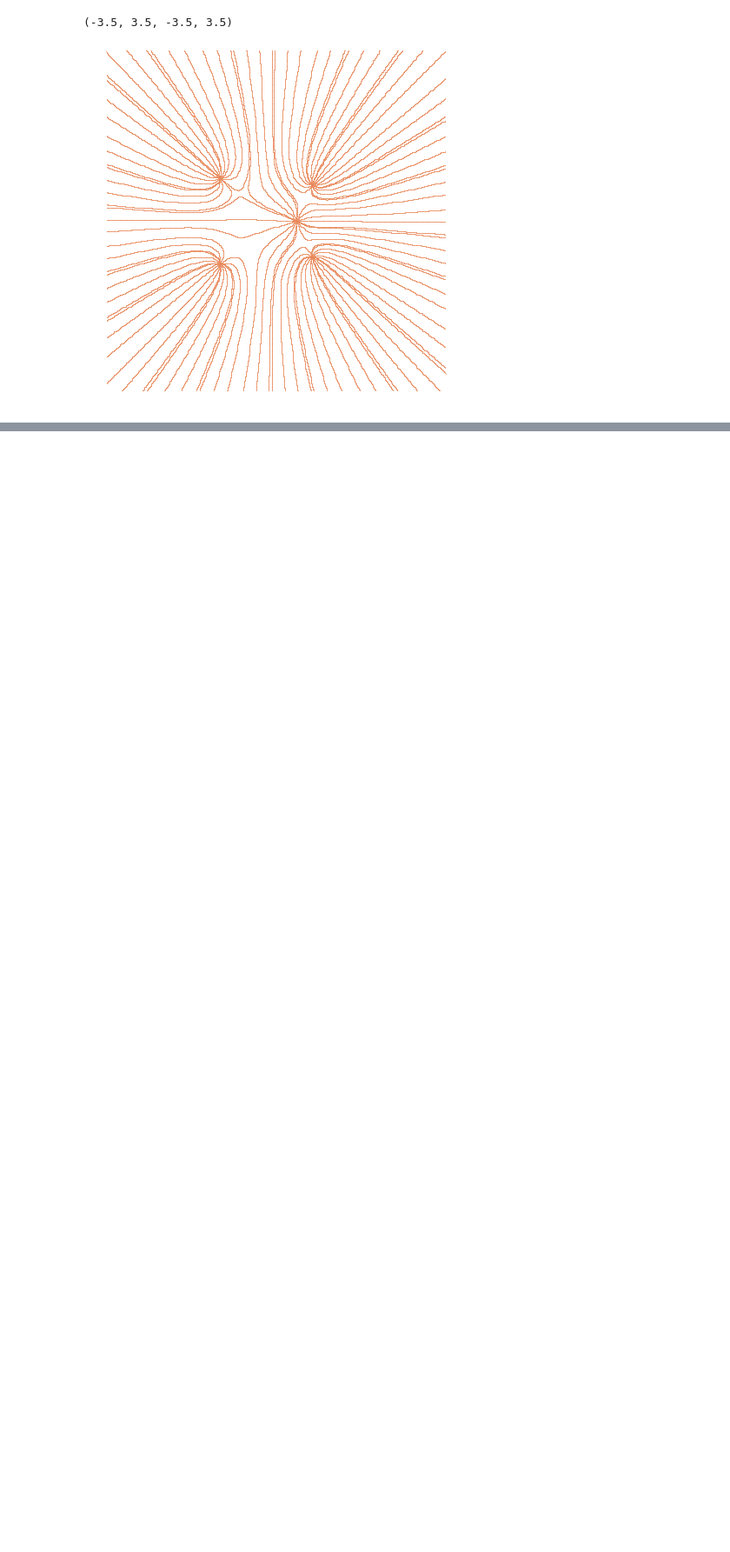
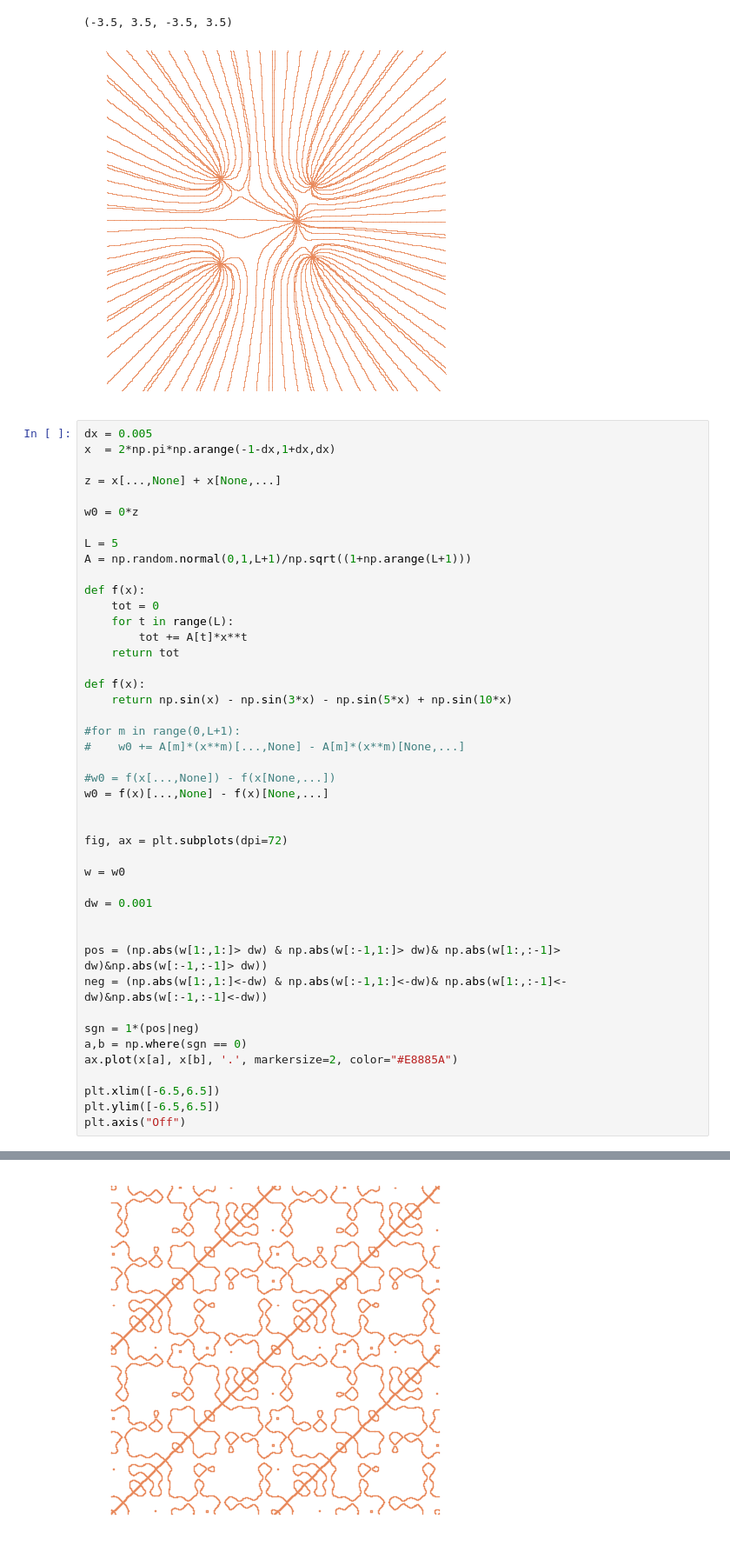
Before and after one commit to mango314/math-blog, a Jupyter notebook: 082316 - Level Sets.ipynb, the cells around one changed output, grey strips where cells are left out. Shown at 87% size. Saved outputs shown, nothing was run; the diff lists cells and outputs as text; blank space fills up the shorter version.

```diff
--- a/082316 - Level Sets.ipynb
+++ b/082316 - Level Sets.ipynb
@@ -188,3 +188,48 @@ plt.axis("Off")
 # %% [output]
 (-3.5, 3.5, -3.5, 3.5)
 [figure]
+# %%
+dx = 0.005
+x  = 2*np.pi*np.arange(-1-dx,1+dx,dx)
+
+z = x[...,None] + x[None,...]
+
+w0 = 0*z
+
+L = 5
+A = np.random.normal(0,1,L+1)/np.sqrt((1+np.arange(L+1)))
+
+def f(x):
+    tot = 0
+    for t in range(L):
+        tot += A[t]*x**t
+    return tot
+
+def f(x):
+    return np.sin(x) - np.sin(3*x) - np.sin(5*x) + np.sin(10*x)
+
+#for m in range(0,L+1):
+#    w0 += A[m]*(x**m)[...,None] - A[m]*(x**m)[None,...]
+
+#w0 = f(x[...,None]) - f(x[None,...])
+w0 = f(x)[...,None] - f(x)[None,...]
+
+
+fig, ax = plt.subplots(dpi=72)
+
+w = w0
+
+dw = 0.001
+
+
+pos = (np.abs(w[1:,1:]> dw) & np.abs(w[:-1,1:]> dw)& np.abs(w[1:,:-1]> dw)&np.abs(w[:-1,:-1]> dw))
+neg = (np.abs(w[1:,1:]<-dw) & np.abs(w[:-1,1:]<-dw)& np.abs(w[1:,:-1]<-dw)&np.abs(w[:-1,:-1]<-dw))
+
+sgn = 1*(pos|neg)
+a,b = np.where(sgn == 0)
+ax.plot(x[a], x[b], '.', markersize=2, color="#E8885A")
+
+plt.xlim([-6.5,6.5])
+plt.ylim([-6.5,6.5])
+plt.axis("Off")
+# %% [output]
@@ -190,0 +237 @@ plt.axis("Off")
+[figure, added]
```
Also changed, not shown: parts of 1 cell of this notebook.
